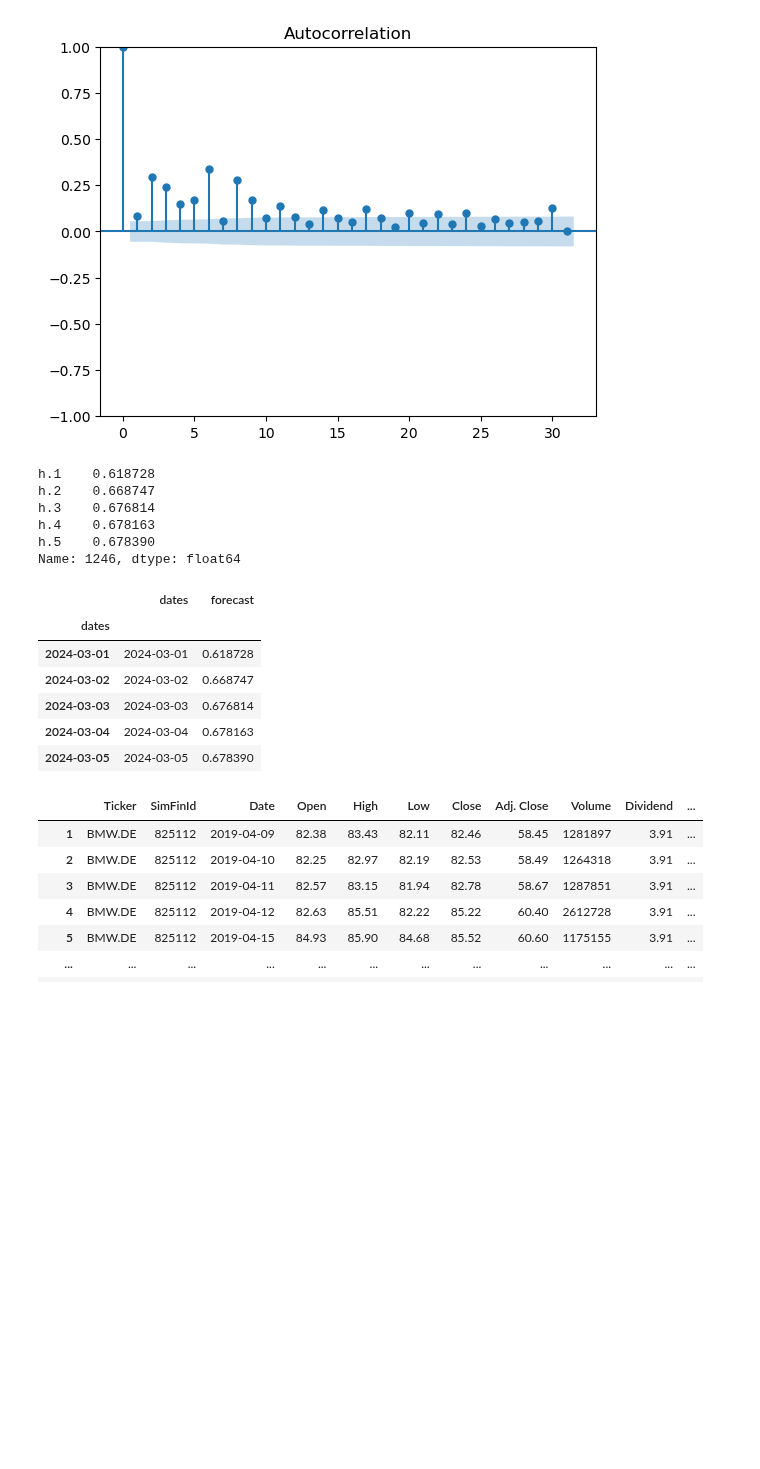
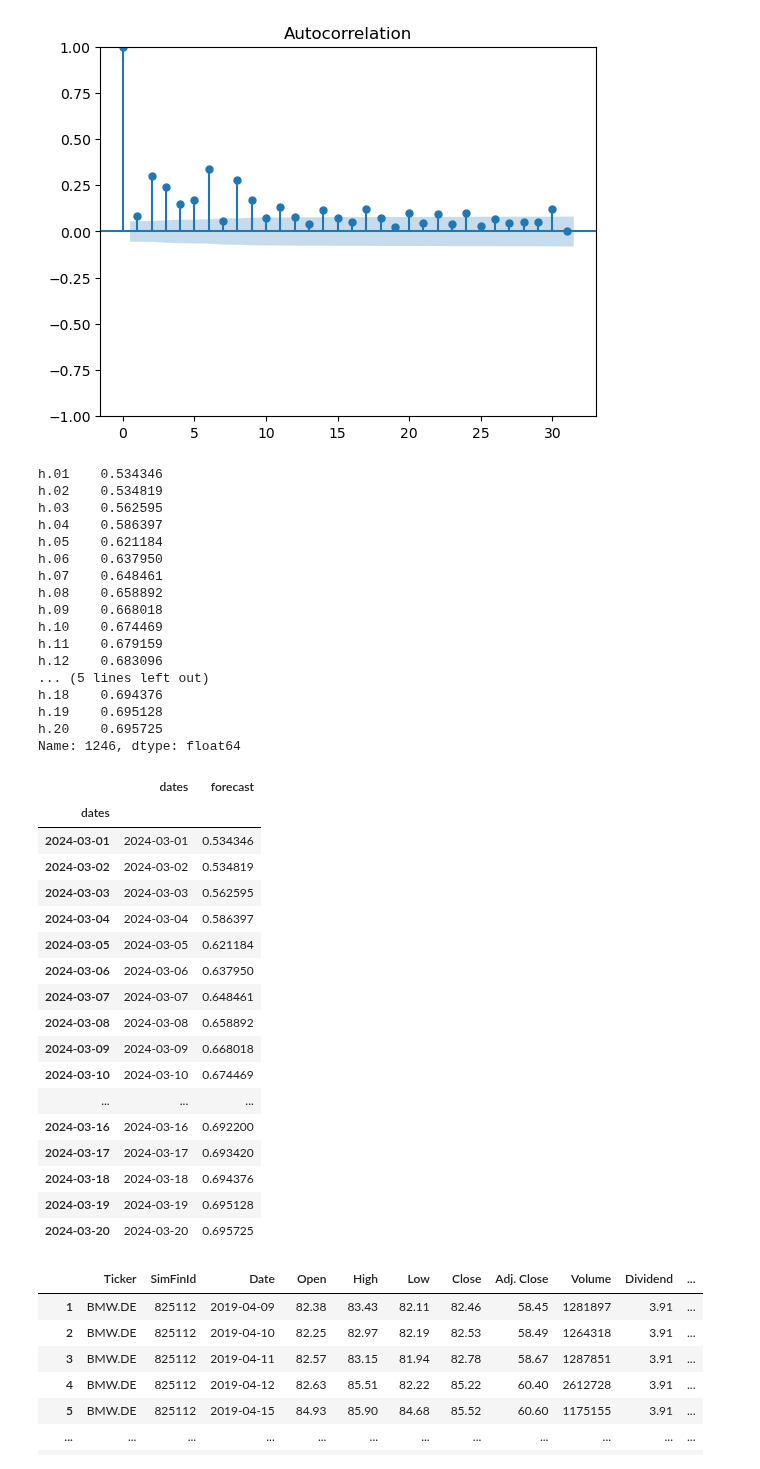
Before and after one commit to lucaluisadjei/pythongermanstocks, a Jupyter notebook: etl_v2.ipynb, the cells around one changed output. Drawn from its saved outputs; the diff is of its cells as text; code cells hidden in the pictures; blank space fills up the shorter version.

```diff
--- a/etl_v2.ipynb
+++ b/etl_v2.ipynb
@@ -323,6 +321,6 @@ print(f"✅ Best (p, q): {best_pq} with AIC: {best_aic}")
 # %%
 ##make an arch model
-arch_bmw_model= arch_model(training_data['log_returns'],mean='AR',lags=2,vol='ARCH',p=1,q=1,dist='t').fit(disp='off')
+arch_bmw_model= arch_model(training_data['log_returns'],mean='AR',lags=2,vol='ARCH',p=5,q=1,dist='t').fit(disp='off')
 print(arch_bmw_model.summary())
 # %% [output]
                               AR - ARCH Model Results
@@ -360,41 +358,62 @@ plot_acf(rsquared)
 # %%
 ##make a forecast
 
-forecast= arch_bmw_model.forecast(horizon=5)
+forecast= arch_bmw_model.forecast(horizon=20)
 forecast_v=np.sqrt(forecast.variance.iloc[-1])
 
 # ⚠️ Fix Scaling Issue: Use Mean Absolute Deviation (MAD) Instead of STD
 actual_volatility = testing_data['log_returns'].abs().mean()  # Use mean absolute deviation (MAD)
 forecast_median = forecast_v.median()  # Get median forecasted volatility
 
 # Scale forecasted volatility using a ratio that maintains realistic values
 scaling_factor = actual_volatility / forecast_median
 forecast_v *= scaling_factor
 
 # Print forecasted volatility values for verification
 print(forecast_v)
 
-forecast_dates = pd.date_range(training_data['Date'].iloc[-1], periods=5+1, freq="D")[1:]
+forecast_dates = pd.date_range(training_data['Date'].iloc[-1], periods=20+1, freq="D")[1:]
 forecast_dates
 
 forecasts_df=pd.DataFrame({'dates':forecast_dates,'forecast':forecast_v})
 forecasts_df['dates']=pd.to_datetime(forecasts_df['dates'])
 forecasts_df=forecasts_df.set_index(forecasts_df['dates'])
-forecasts_df
 # %% [output]
-h.1    0.618728
-h.2    0.668747
-h.3    0.676814
-h.4    0.678163
-h.5    0.678390
+h.01    0.534346
+h.02    0.534819
+h.03    0.562595
+h.04    0.586397
+h.05    0.621184
+h.06    0.637950
+h.07    0.648461
+h.08    0.658892
+h.09    0.668018
+h.10    0.674469
+h.11    0.679159
+h.12    0.683096
+... (5 lines left out)
+h.18    0.694376
+h.19    0.695128
+h.20    0.695725
 Name: 1246, dtype: float64
 |  | dates | forecast |
 | dates |  |  |
-| 2024-03-01 | 2024-03-01 | 0.618728 |
-| 2024-03-02 | 2024-03-02 | 0.668747 |
-| 2024-03-03 | 2024-03-03 | 0.676814 |
-| 2024-03-04 | 2024-03-04 | 0.678163 |
-| 2024-03-05 | 2024-03-05 | 0.678390 |
+| 2024-03-01 | 2024-03-01 | 0.534346 |
+| 2024-03-02 | 2024-03-02 | 0.534819 |
+| 2024-03-03 | 2024-03-03 | 0.562595 |
+| 2024-03-04 | 2024-03-04 | 0.586397 |
+| 2024-03-05 | 2024-03-05 | 0.621184 |
+| 2024-03-06 | 2024-03-06 | 0.637950 |
+| 2024-03-07 | 2024-03-07 | 0.648461 |
+| 2024-03-08 | 2024-03-08 | 0.658892 |
+| 2024-03-09 | 2024-03-09 | 0.668018 |
+| 2024-03-10 | 2024-03-10 | 0.674469 |
+| ... | ... | ... |
+| 2024-03-16 | 2024-03-16 | 0.692200 |
+| 2024-03-17 | 2024-03-17 | 0.693420 |
+| 2024-03-18 | 2024-03-18 | 0.694376 |
+| 2024-03-19 | 2024-03-19 | 0.695128 |
+| 2024-03-20 | 2024-03-20 | 0.695725 |
 # %%
 training_data['Date'].iloc[-1]
 bmw
```
Also changed, not shown: parts of 18 cells of this notebook.
